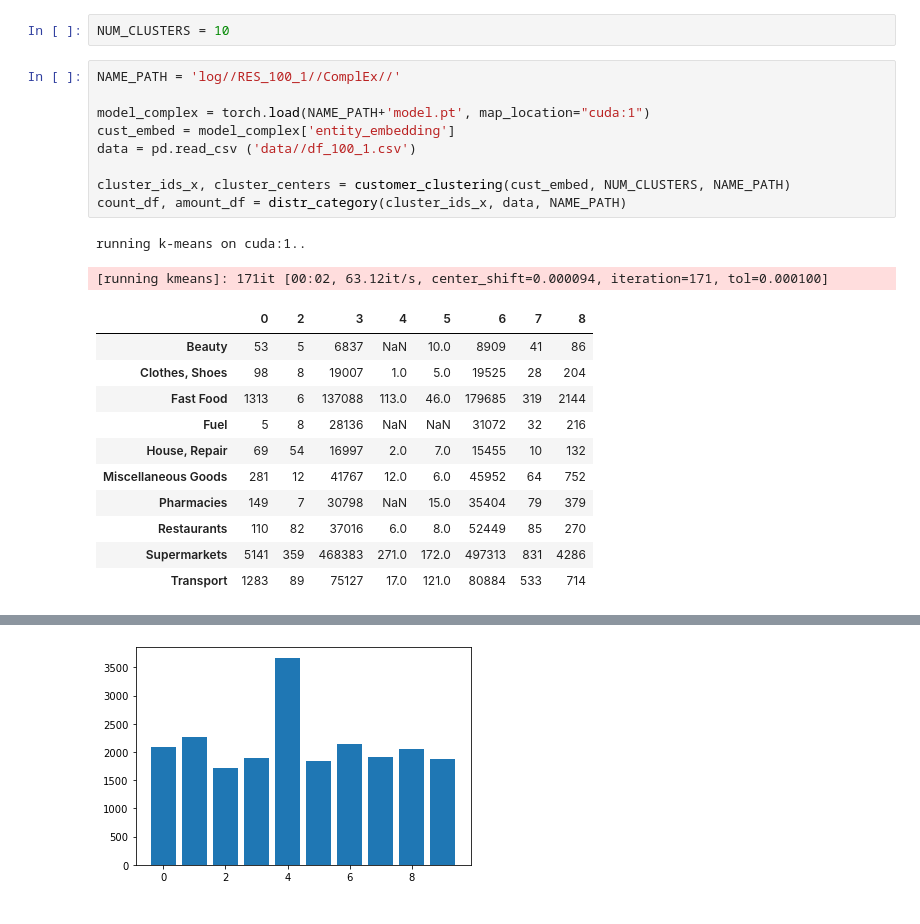
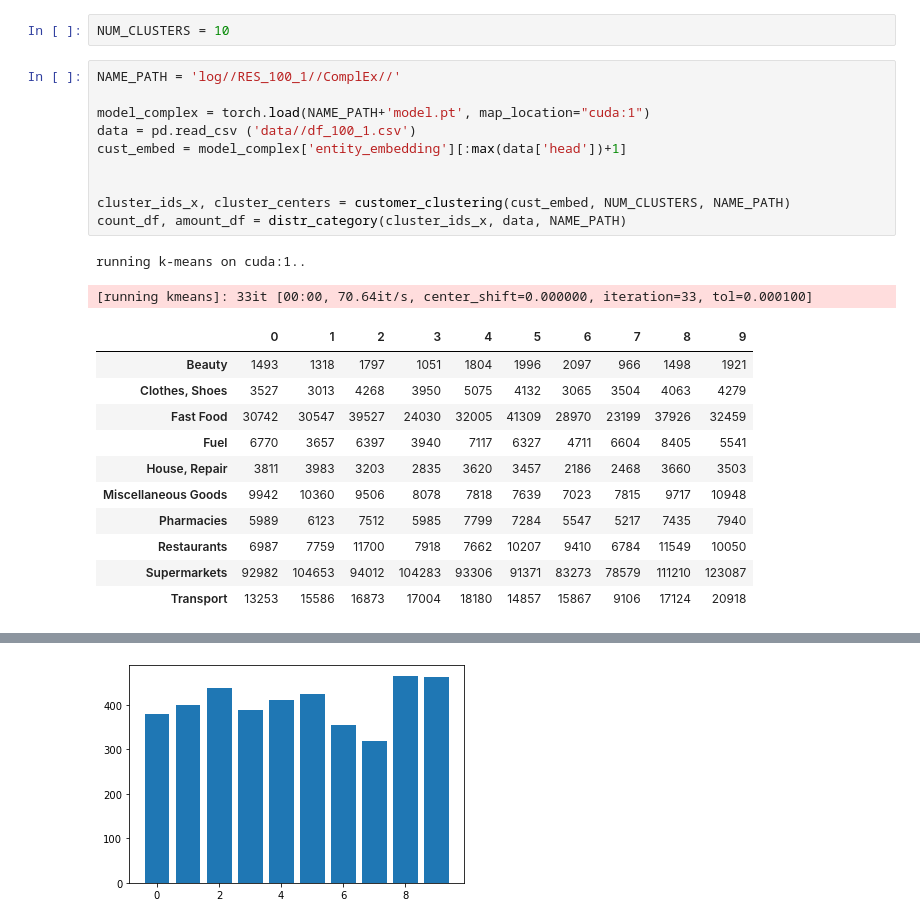
Before and after one commit to eegoro/KGE_link_prediction, a Jupyter notebook: clustering.ipynb, the cells around one changed output, grey strips where cells are left out. Cells and saved outputs as stored; diff of their text form.

```diff
--- a/clustering.ipynb
+++ b/clustering.ipynb
@@ -54,22 +54,23 @@ NUM_CLUSTERS = 10
 NAME_PATH = 'log//RES_100_1//ComplEx//'
 
 model_complex = torch.load(NAME_PATH+'model.pt', map_location="cuda:1")
-cust_embed = model_complex['entity_embedding']
 data = pd.read_csv ('data//df_100_1.csv')
+cust_embed = model_complex['entity_embedding'][:max(data['head'])+1]
+
 
 cluster_ids_x, cluster_centers = customer_clustering(cust_embed, NUM_CLUSTERS, NAME_PATH)
 count_df, amount_df = distr_category(cluster_ids_x, data, NAME_PATH)
 # %% [output]
 running k-means on cuda:1..
-[running kmeans]: 171it [00:02, 63.12it/s, center_shift=0.000094, iteration=171, tol=0.000100]
+[running kmeans]: 33it [00:00, 70.64it/s, center_shift=0.000000, iteration=33, tol=0.000100]
-|  | 0 | 2 | 3 | 4 | 5 | 6 | 7 | 8 |
-| Beauty | 53 | 5 | 6837 | NaN | 10.0 | 8909 | 41 | 86 |
-| Clothes, Shoes | 98 | 8 | 19007 | 1.0 | 5.0 | 19525 | 28 | 204 |
-| Fast Food | 1313 | 6 | 137088 | 113.0 | 46.0 | 179685 | 319 | 2144 |
-| Fuel | 5 | 8 | 28136 | NaN | NaN | 31072 | 32 | 216 |
-| House, Repair | 69 | 54 | 16997 | 2.0 | 7.0 | 15455 | 10 | 132 |
-| Miscellaneous Goods | 281 | 12 | 41767 | 12.0 | 6.0 | 45952 | 64 | 752 |
-| Pharmacies | 149 | 7 | 30798 | NaN | 15.0 | 35404 | 79 | 379 |
-| Restaurants | 110 | 82 | 37016 | 6.0 | 8.0 | 52449 | 85 | 270 |
-| Supermarkets | 5141 | 359 | 468383 | 271.0 | 172.0 | 497313 | 831 | 4286 |
-| Transport | 1283 | 89 | 75127 | 17.0 | 121.0 | 80884 | 533 | 714 |
+|  | 0 | 1 | 2 | 3 | 4 | 5 | 6 | 7 | 8 | 9 |
+| Beauty | 1493 | 1318 | 1797 | 1051 | 1804 | 1996 | 2097 | 966 | 1498 | 1921 |
+| Clothes, Shoes | 3527 | 3013 | 4268 | 3950 | 5075 | 4132 | 3065 | 3504 | 4063 | 4279 |
+| Fast Food | 30742 | 30547 | 39527 | 24030 | 32005 | 41309 | 28970 | 23199 | 37926 | 32459 |
+| Fuel | 6770 | 3657 | 6397 | 3940 | 7117 | 6327 | 4711 | 6604 | 8405 | 5541 |
+| House, Repair | 3811 | 3983 | 3203 | 2835 | 3620 | 3457 | 2186 | 2468 | 3660 | 3503 |
+| Miscellaneous Goods | 9942 | 10360 | 9506 | 8078 | 7818 | 7639 | 7023 | 7815 | 9717 | 10948 |
+| Pharmacies | 5989 | 6123 | 7512 | 5985 | 7799 | 7284 | 5547 | 5217 | 7435 | 7940 |
+| Restaurants | 6987 | 7759 | 11700 | 7918 | 7662 | 10207 | 9410 | 6784 | 11549 | 10050 |
+| Supermarkets | 92982 | 104653 | 94012 | 104283 | 93306 | 91371 | 83273 | 78579 | 111210 | 123087 |
+| Transport | 13253 | 15586 | 16873 | 17004 | 18180 | 14857 | 15867 | 9106 | 17124 | 20918 |
@@ -88,4 +89,4 @@ running k-means on cuda:1..
-[figure, old version]
+[figure, new version]
 # %%
 NAME_PATH = 'log//RES_100_1//DistMult//'
 
```
Also changed, not shown: parts of 4 cells of this notebook.
